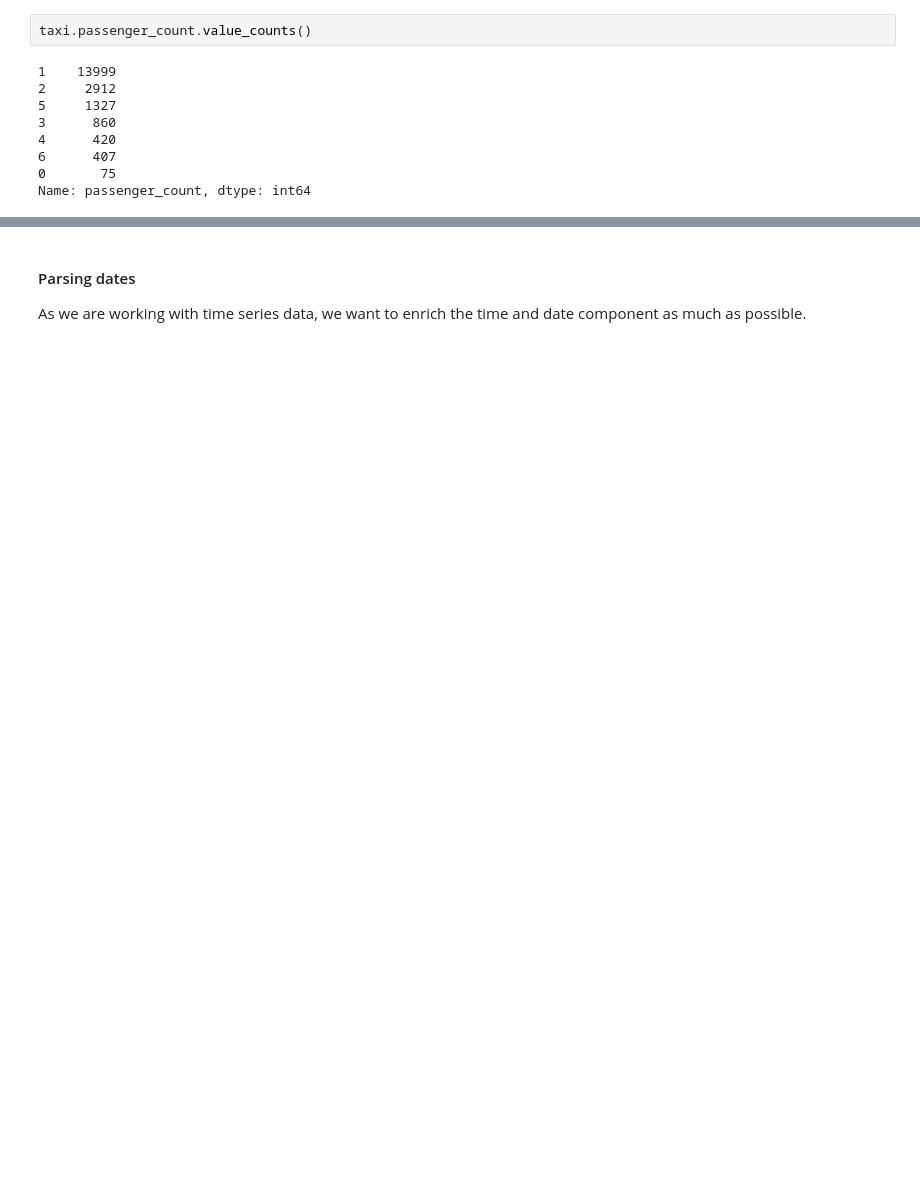
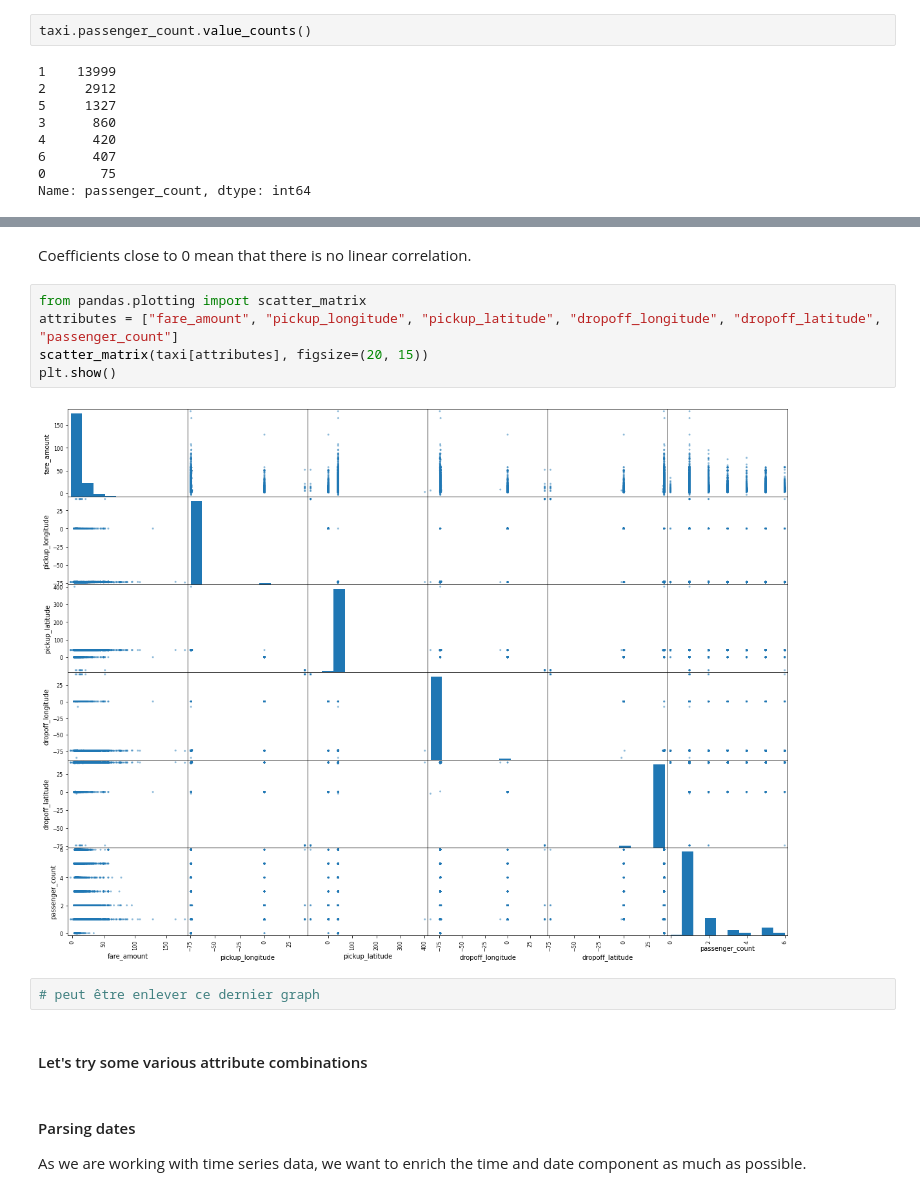
Before and after one commit to orlanehz/data-science-projects, a Jupyter notebook: 01-first-kaggle-project.ipynb, the cells around one changed output, grey strips where cells are left out. Drawn from its saved outputs; the diff is of its cells as text; blank space fills up the shorter version.

```diff
--- a/01-first-kaggle-project.ipynb
+++ b/01-first-kaggle-project.ipynb
@@ -214,3 +256,16 @@ It seems that there is a lot of races in Spain.
+# %% [markdown]
+Coefficients close to 0 mean that there is no linear correlation.
+# %%
+from pandas.plotting import scatter_matrix
+attributes = ["fare_amount", "pickup_longitude", "pickup_latitude", "dropoff_longitude", "dropoff_latitude", "passenger_count"]
+scatter_matrix(taxi[attributes], figsize=(20, 15))
+plt.show()
+# %% [output]
+[figure, added]
+# %%
+# peut être enlever ce dernier graph
+# %% [markdown]
+#### Let's try some various attribute combinations
 # %% [markdown]
 #### Parsing dates
 
```
Also changed, not shown: parts of 118 cells of this notebook.
